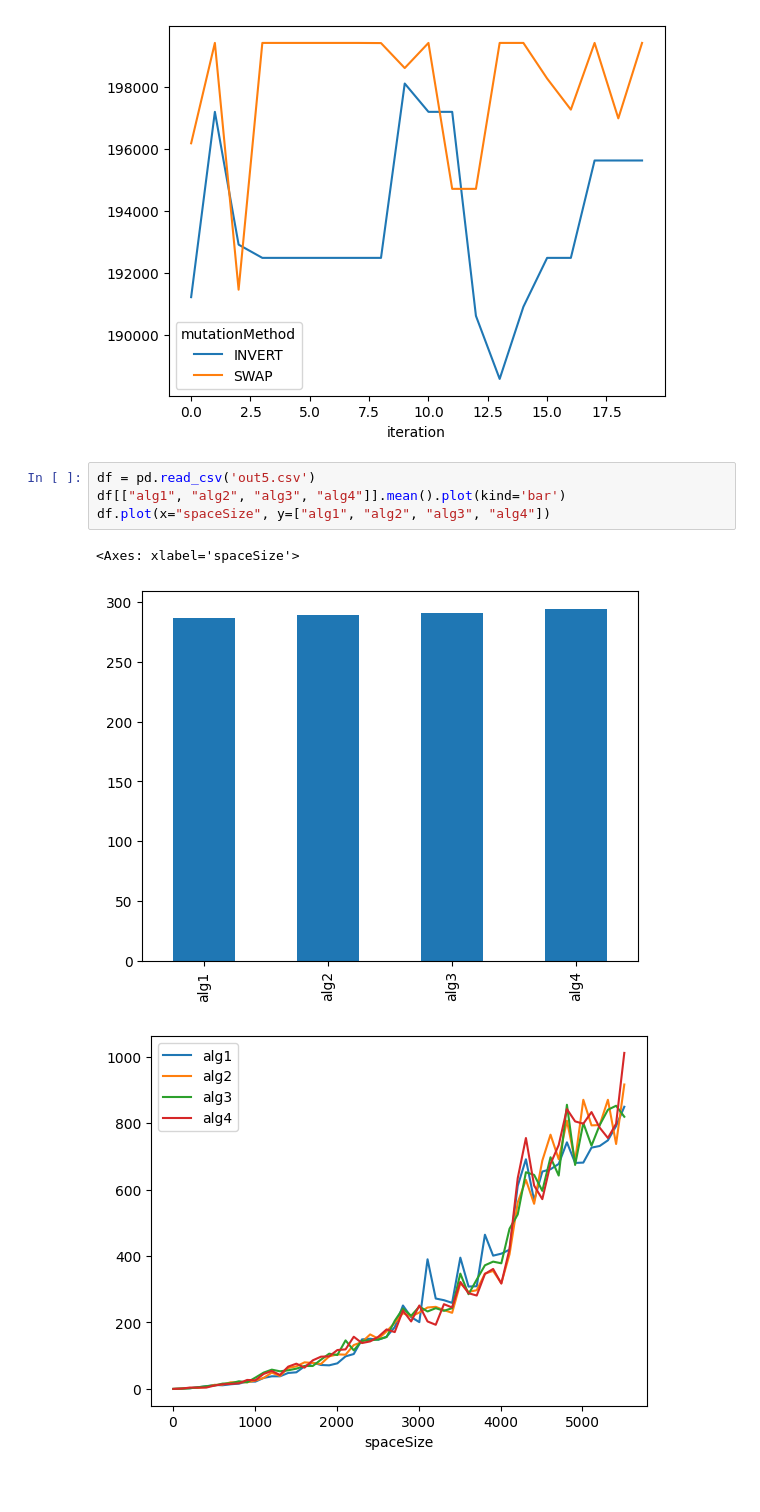
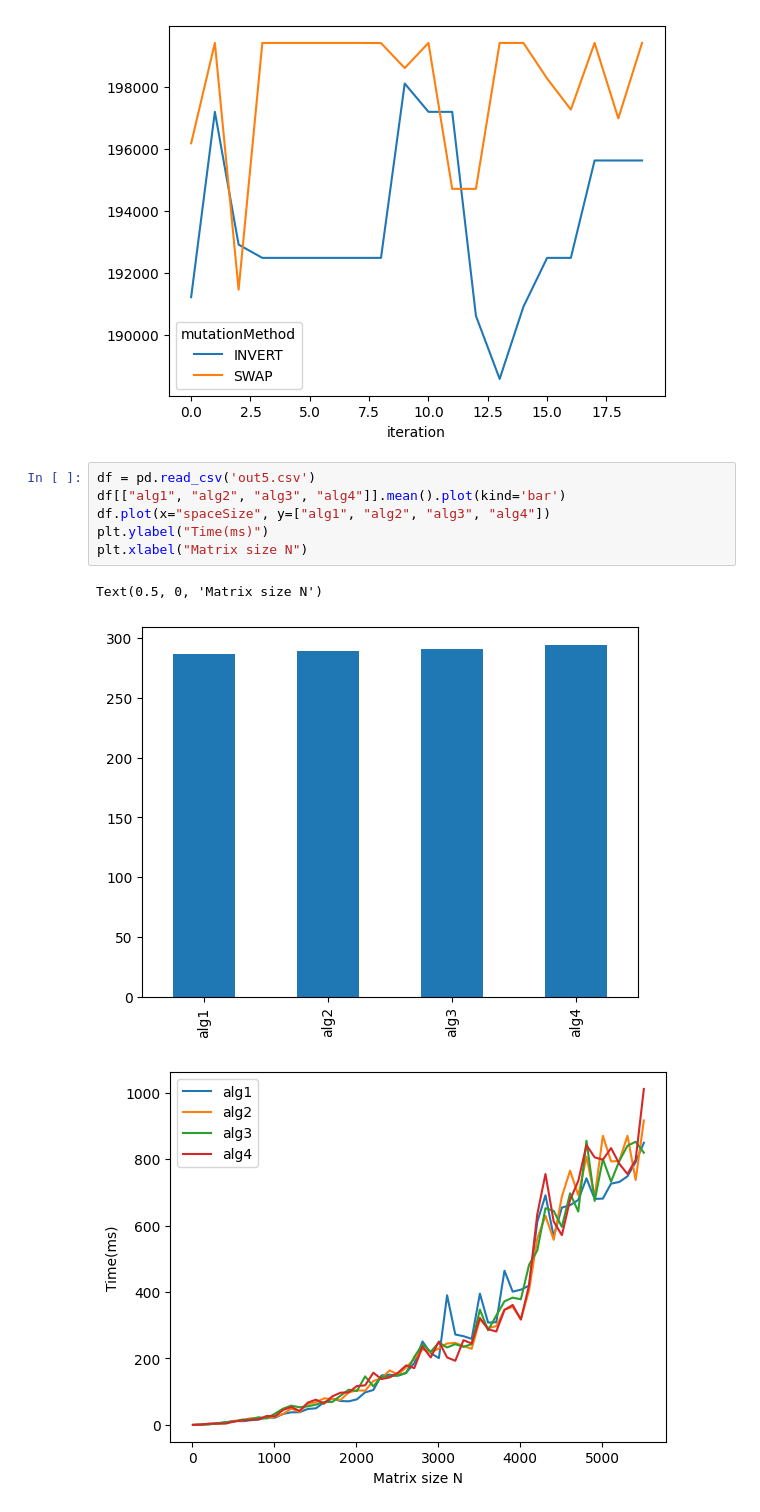
Before and after one commit to fagner02/Genetic-Algorithm, a Jupyter notebook: .ipynb, the cells around one changed output. Cells and saved outputs as stored; diff of their text form.

Commit message:
refactor: add labels to plot

```diff
--- a/.ipynb
+++ b/.ipynb
@@ -102,8 +102,10 @@ Name: count, dtype: int64
 # %%
 df = pd.read_csv('out5.csv')
 df[["alg1", "alg2", "alg3", "alg4"]].mean().plot(kind='bar')
 df.plot(x="spaceSize", y=["alg1", "alg2", "alg3", "alg4"])
+plt.ylabel("Time(ms)")
+plt.xlabel("Matrix size N")
 # %% [output]
-<Axes: xlabel='spaceSize'>
+Text(0.5, 0, 'Matrix size N')
 [figure]
-[figure, old version]
+[figure, new version]
```
